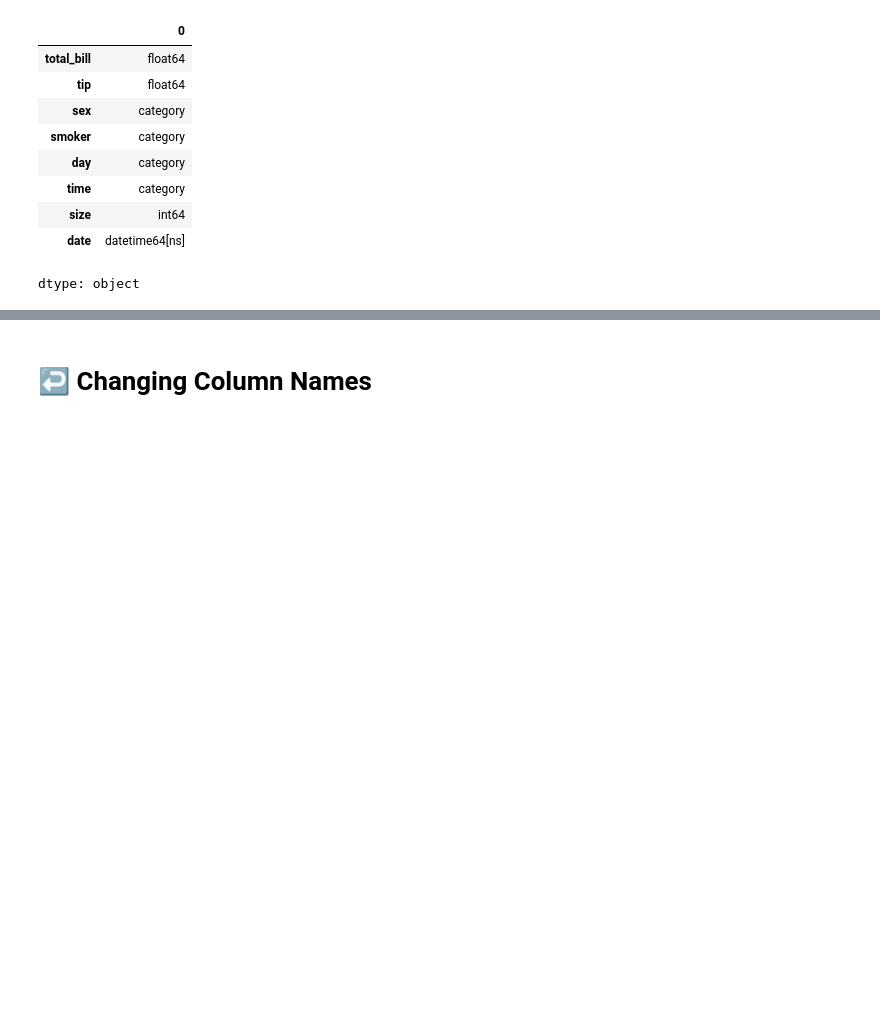
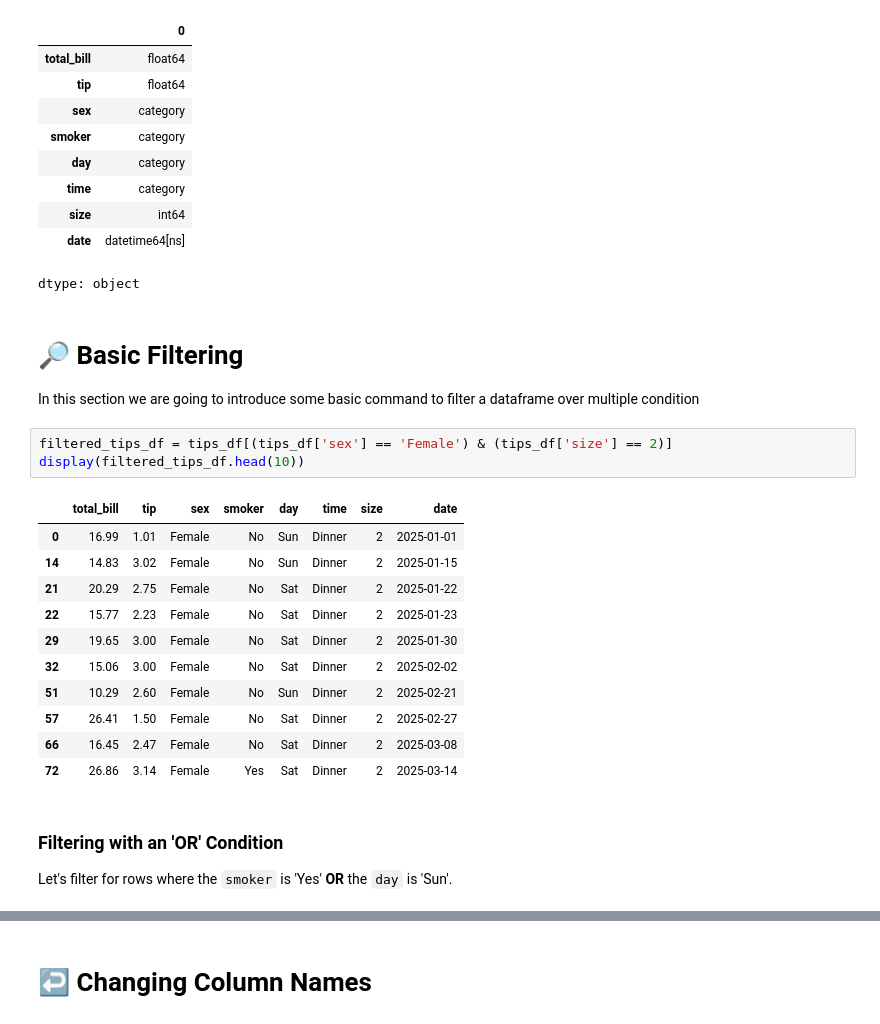
Before and after one commit to marcodelibero/2026---Python-basics, a Jupyter notebook: basic_python_course_v1.ipynb, the cells around one changed output, grey strips where cells are left out. Drawn from its saved outputs; the diff is of its cells as text; blank space fills up the shorter version.

```diff
--- a/basic_python_course_v1.ipynb
+++ b/basic_python_course_v1.ipynb
@@ -38,3 +50,26 @@ tips_df.dtypes
 | size | int64 |
 | date | datetime64[ns] |
 dtype: object
+# %% [markdown]
+# 🔎 Basic Filtering
+
+In this section we are going to introduce some basic command to filter a dataframe over multiple condition
+# %%
+filtered_tips_df = tips_df[(tips_df['sex'] == 'Female') & (tips_df['size'] == 2)]
+display(filtered_tips_df.head(10))
+# %% [output]
+|  | total_bill | tip | sex | smoker | day | time | size | date |
+| 0 | 16.99 | 1.01 | Female | No | Sun | Dinner | 2 | 2025-01-01 |
+| 14 | 14.83 | 3.02 | Female | No | Sun | Dinner | 2 | 2025-01-15 |
+| 21 | 20.29 | 2.75 | Female | No | Sat | Dinner | 2 | 2025-01-22 |
+| 22 | 15.77 | 2.23 | Female | No | Sat | Dinner | 2 | 2025-01-23 |
+| 29 | 19.65 | 3.00 | Female | No | Sat | Dinner | 2 | 2025-01-30 |
+| 32 | 15.06 | 3.00 | Female | No | Sat | Dinner | 2 | 2025-02-02 |
+| 51 | 10.29 | 2.60 | Female | No | Sun | Dinner | 2 | 2025-02-21 |
+| 57 | 26.41 | 1.50 | Female | No | Sat | Dinner | 2 | 2025-02-27 |
+| 66 | 16.45 | 2.47 | Female | No | Sat | Dinner | 2 | 2025-03-08 |
+| 72 | 26.86 | 3.14 | Female | Yes | Sat | Dinner | 2 | 2025-03-14 |
+# %% [markdown]
+### Filtering with an 'OR' Condition
+
+Let's filter for rows where the `smoker` is 'Yes' **OR** the `day` is 'Sun'.
```
Also changed, not shown: parts of 17 cells of this notebook.
